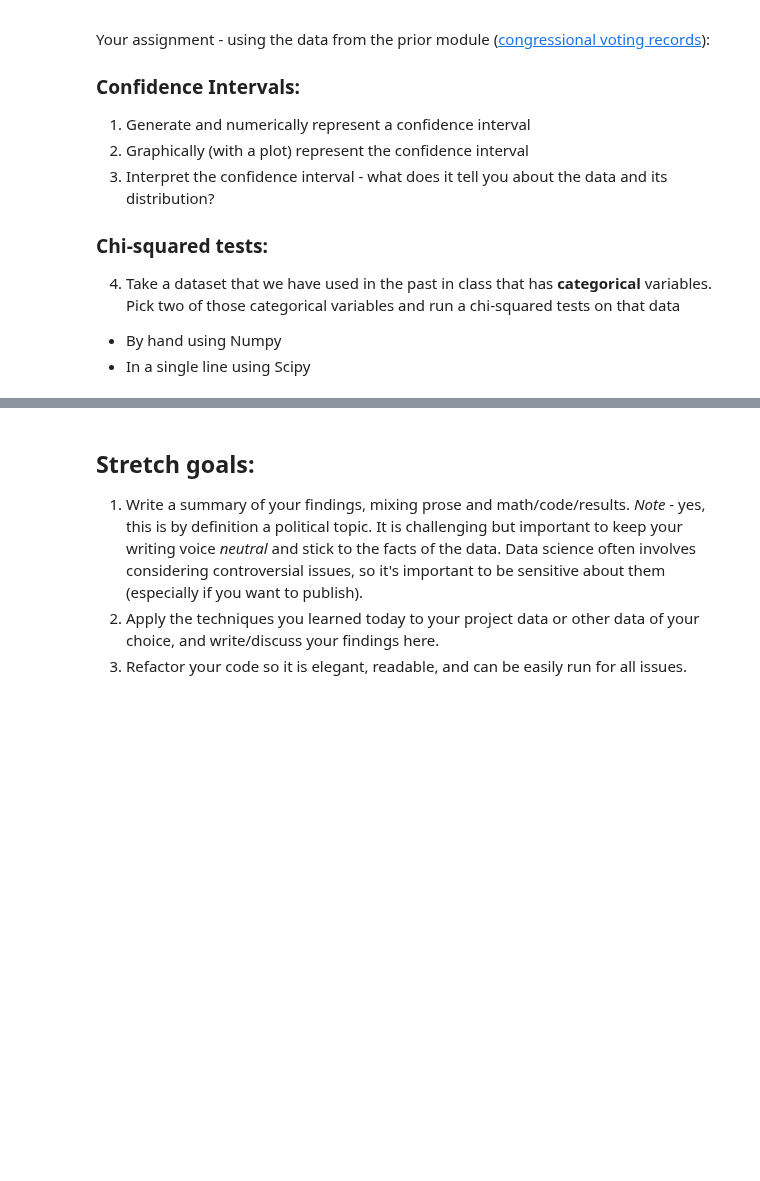
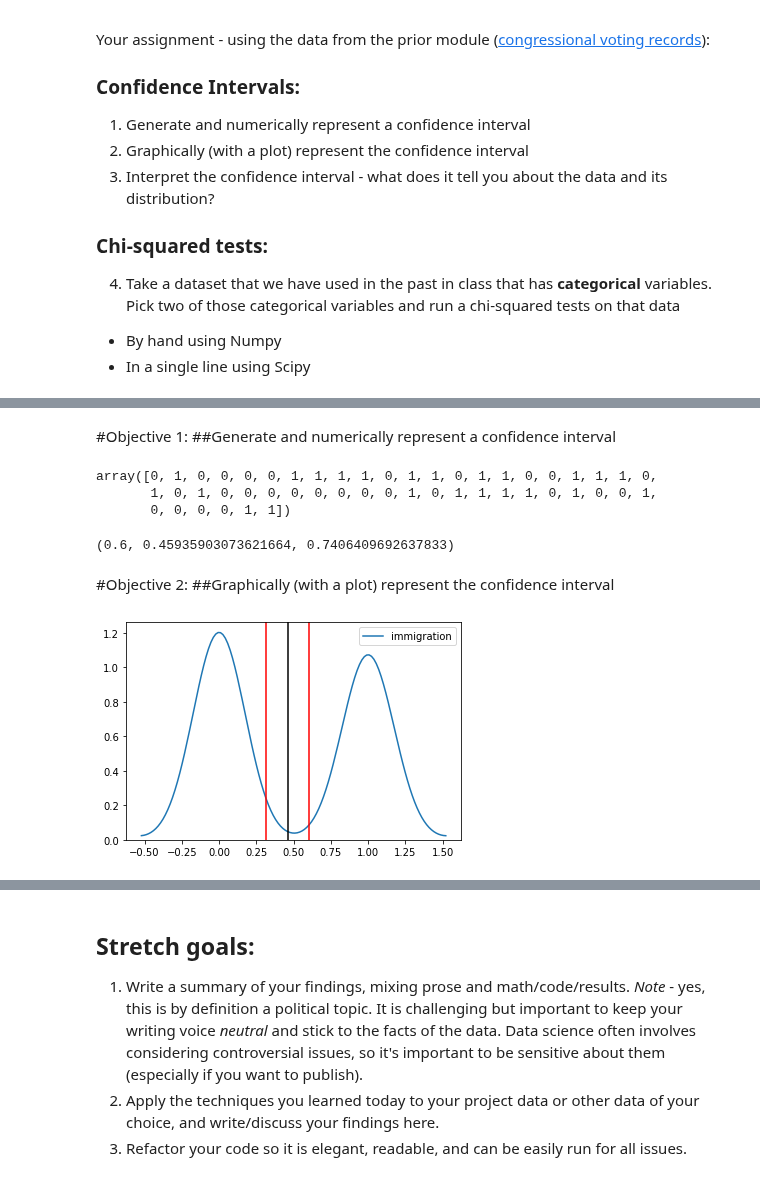
Before and after one commit to bloominstituteoftechnology/DS-Unit-1-Sprint-2-Statistics, a Jupyter notebook: module2/LS_DS_122_Sampling_Confidence_Intervals_and_Hypothesis_Testing_Assignment.ipynb, the cells around one changed output, grey strips where cells are left out. Saved outputs shown, nothing was run; the diff lists cells and outputs as text; code cells hidden in the pictures; blank space fills up the shorter version.

```diff
--- a/module2/LS_DS_122_Sampling_Confidence_Intervals_and_Hypothesis_Testing_Assignment.ipynb
+++ b/module2/LS_DS_122_Sampling_Confidence_Intervals_and_Hypothesis_Testing_Assignment.ipynb
@@ -34,0 +100,3 @@ from scipy.stats import chisquare  # One-way chi square test
+# %% [markdown]
+#Objective 1:
+##Generate and numerically represent a confidence interval
@@ -34,0 +119,23 @@ from scipy.stats import chisquare  # One-way chi square test
+# %%
+either_or = np.random.binomial(n=1, p=.5, size=50)
+either_or
+# %% [output]
+array([0, 1, 0, 0, 0, 0, 1, 1, 1, 1, 0, 1, 1, 0, 1, 1, 0, 0, 1, 1, 1, 0,
+       1, 0, 1, 0, 0, 0, 0, 0, 0, 0, 0, 1, 0, 1, 1, 1, 1, 0, 1, 0, 0, 1,
+       0, 0, 0, 0, 1, 1])
+# %%
+confidence_interval(either_or)
+# %% [output]
+(0.6, 0.45935903073621664, 0.7406409692637833)
+# %% [markdown]
+#Objective 2:
+##Graphically (with a plot) represent the confidence interval
+# %%
+#Visual representation of confidence interval
+sns.kdeplot(dem['immigration'])
+# CI = confidence_interval(either_or)
+plt.axvline(x=CI[1], color='red')
+plt.axvline(x=CI[2], color='red')
+plt.axvline(x=CI[0], color='k');
+# %% [output]
+[figure, added]
```
Also changed, not shown: parts of 24 cells of this notebook.
